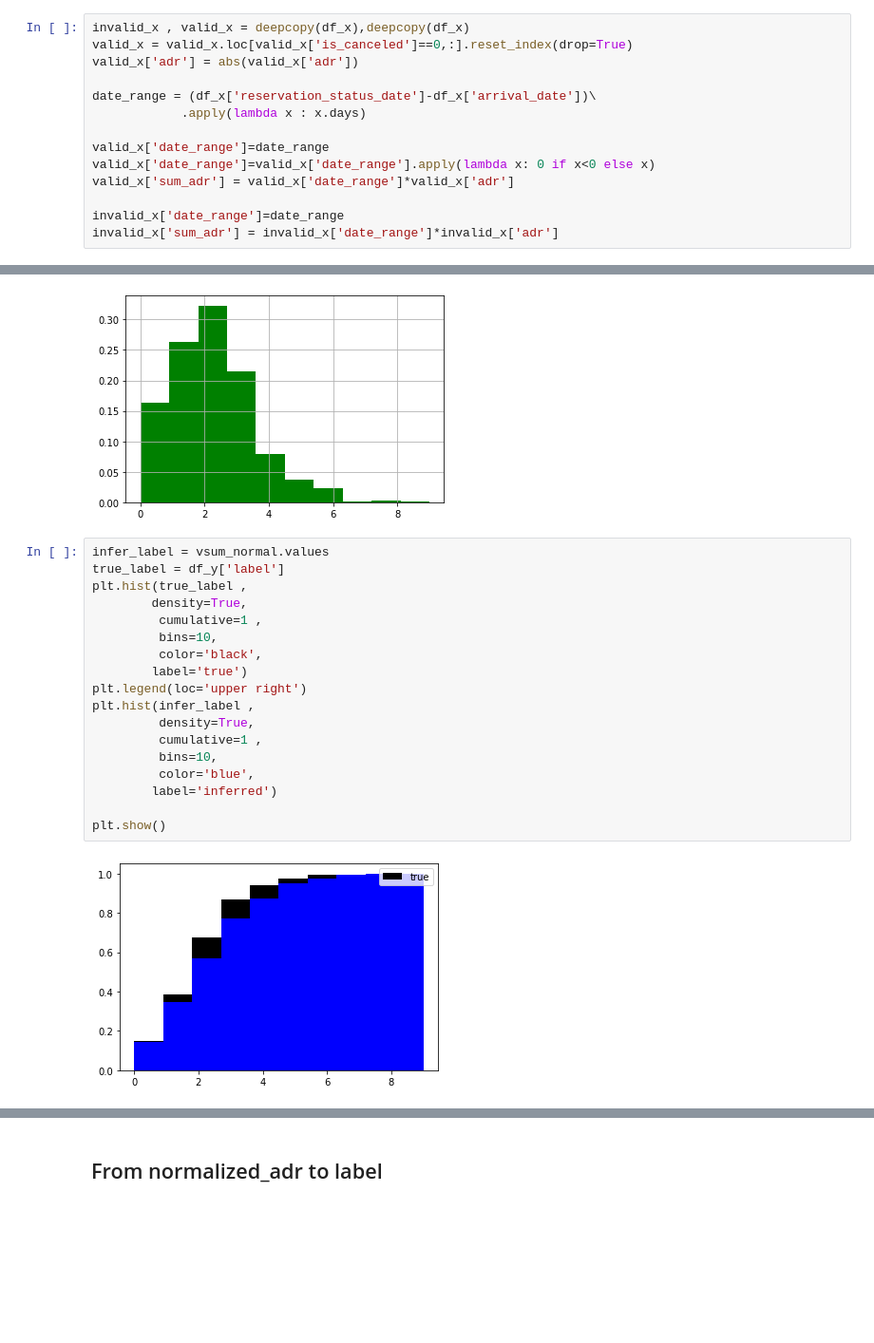
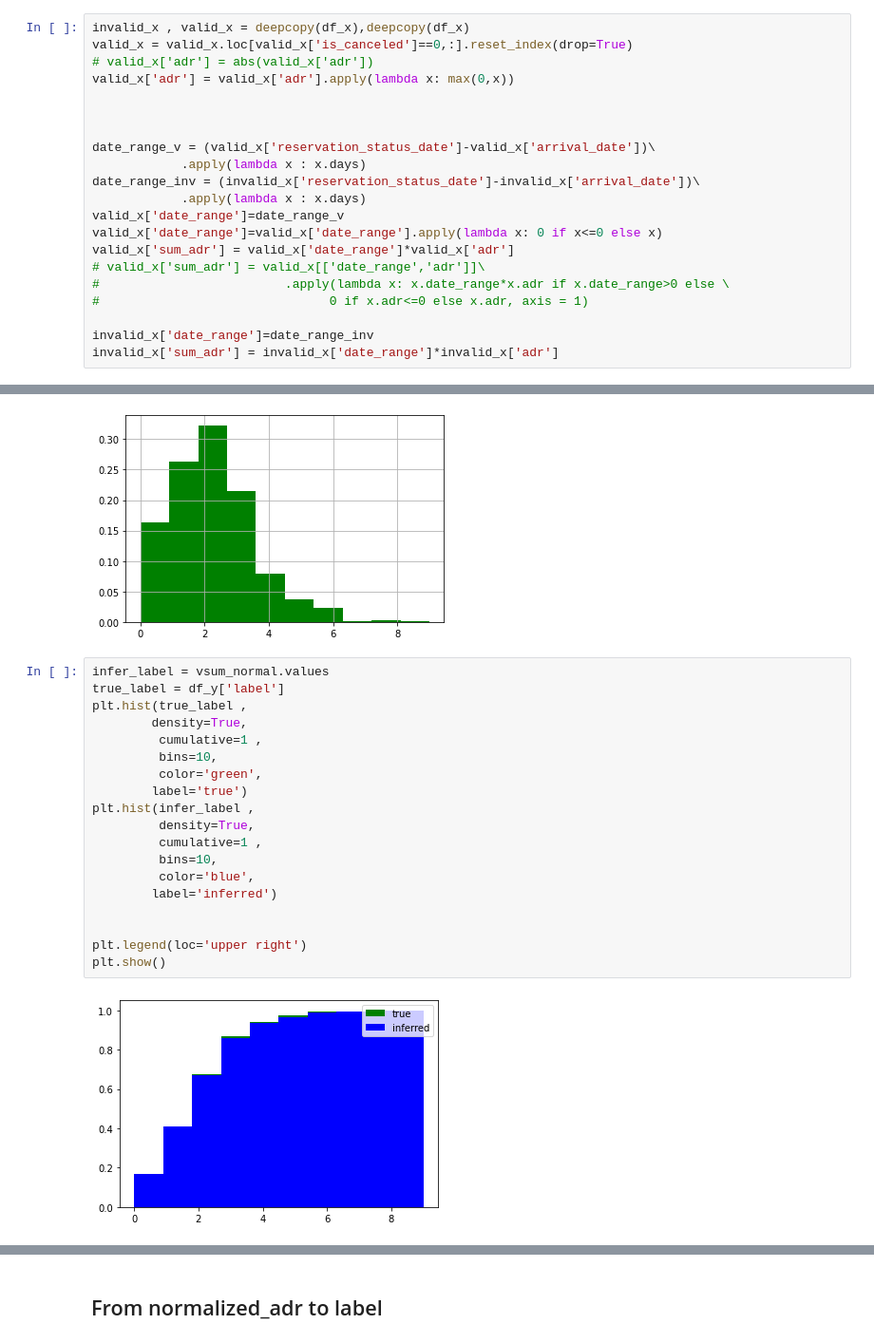
Before and after one commit to Charliesgithub20221030/ML_final, a Jupyter notebook: Main_predictor.ipynb, the cells around one changed output, grey strips where cells are left out. Shown at 95% size. Cells and saved outputs as stored; diff of their text form; blank space fills up the shorter version.

```diff
--- a/Main_predictor.ipynb
+++ b/Main_predictor.ipynb
@@ -157,16 +157,23 @@ inv_normal.hist(density= True,bins=10,cumulative=0,color='r')
 # %%
 invalid_x , valid_x = deepcopy(df_x),deepcopy(df_x)
 valid_x = valid_x.loc[valid_x['is_canceled']==0,:].reset_index(drop=True)
-valid_x['adr'] = abs(valid_x['adr'])
+# valid_x['adr'] = abs(valid_x['adr'])
+valid_x['adr'] = valid_x['adr'].apply(lambda x: max(0,x))
 
-date_range = (df_x['reservation_status_date']-df_x['arrival_date'])\
+
+
+date_range_v = (valid_x['reservation_status_date']-valid_x['arrival_date'])\
             .apply(lambda x : x.days)
+date_range_inv = (invalid_x['reservation_status_date']-invalid_x['arrival_date'])\
+            .apply(lambda x : x.days)
+valid_x['date_range']=date_range_v
+valid_x['date_range']=valid_x['date_range'].apply(lambda x: 0 if x<=0 else x)
+valid_x['sum_adr'] = valid_x['date_range']*valid_x['adr']
+# valid_x['sum_adr'] = valid_x[['date_range','adr']]\
+#                         .apply(lambda x: x.date_range*x.adr if x.date_range>0 else \
+#                               0 if x.adr<=0 else x.adr, axis = 1)
 
-valid_x['date_range']=date_range
-valid_x['date_range']=valid_x['date_range'].apply(lambda x: 0 if x<0 else x)
-valid_x['sum_adr'] = valid_x['date_range']*valid_x['adr']
-
-invalid_x['date_range']=date_range
+invalid_x['date_range']=date_range_inv
 invalid_x['sum_adr'] = invalid_x['date_range']*invalid_x['adr']
 # %%
 v_sumadr = valid_x.groupby('arrival_date').sum()[['sum_adr']]
@@ -200,23 +207,24 @@ df_y['label'].hist(density=True , bins=10 ,cumulative=0 , color='g')
 # %%
 infer_label = vsum_normal.values
 true_label = df_y['label']
 plt.hist(true_label ,
         density=True,
          cumulative=1 ,
          bins=10,
-         color='black',
+         color='green',
         label='true')
-plt.legend(loc='upper right')
 plt.hist(infer_label ,
          density=True,
          cumulative=1 ,
          bins=10,
          color='blue',
         label='inferred')
 
+
+plt.legend(loc='upper right')
 plt.show()
 # %% [output]
-[figure, old version]
+[figure, new version]
 # %%
 abs(infer_label - true_label).sum()/len(infer_label)
 # %% [output]
```
Also changed, not shown: parts of 32 cells of this notebook, 1 other file.
